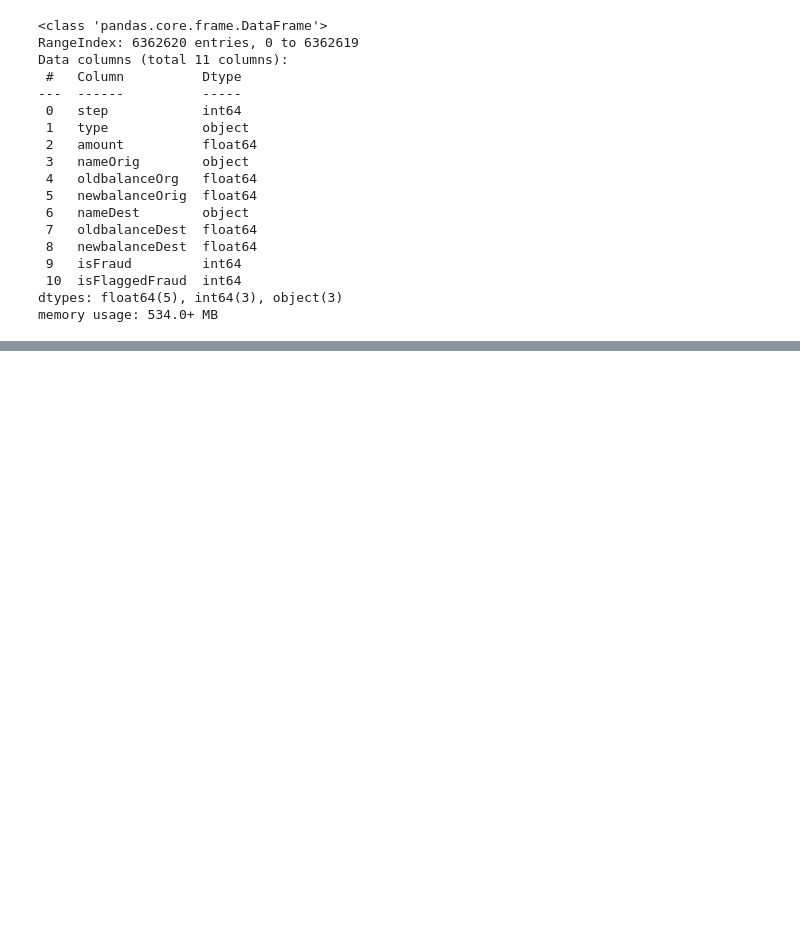
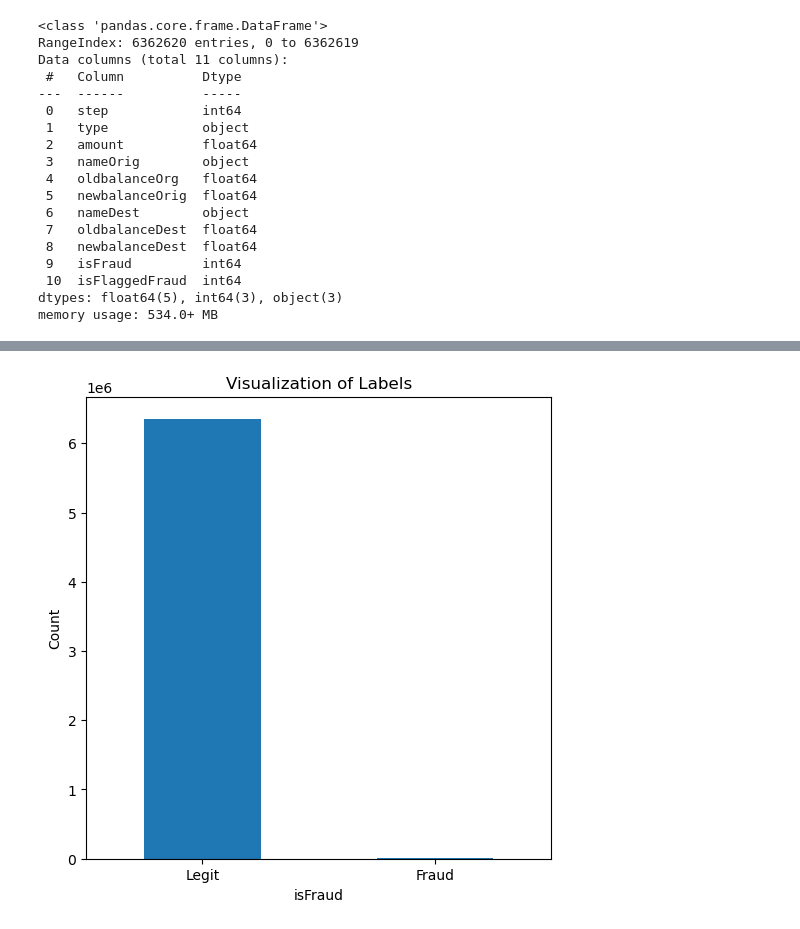
Before and after one commit to Ankush511/Fraudlent-Transactions-Prediction, a Jupyter notebook: Fraudlent Transactions.ipynb, the cells around one changed output, grey strips where cells are left out. Saved outputs shown, nothing was run; the diff lists cells and outputs as text; code cells hidden in the pictures; blank space fills up the shorter version.

```diff
--- a/Fraudlent Transactions.ipynb
+++ b/Fraudlent Transactions.ipynb
@@ -100,0 +154,11 @@ memory usage: 534.0+ MB
+# %%
+plt.figure(figsize=(6,6))
+labels = ["Legit", "Fraud"]
+count_classes = df.value_counts(df['isFraud'], sort= True)
+count_classes.plot(kind = "bar", rot = 0)
+plt.title("Visualization of Labels")
+plt.ylabel("Count")
+plt.xticks(range(2), labels)
+plt.show()
+# %% [output]
+[figure, added]
```
Also changed, not shown: parts of 22 cells of this notebook.
